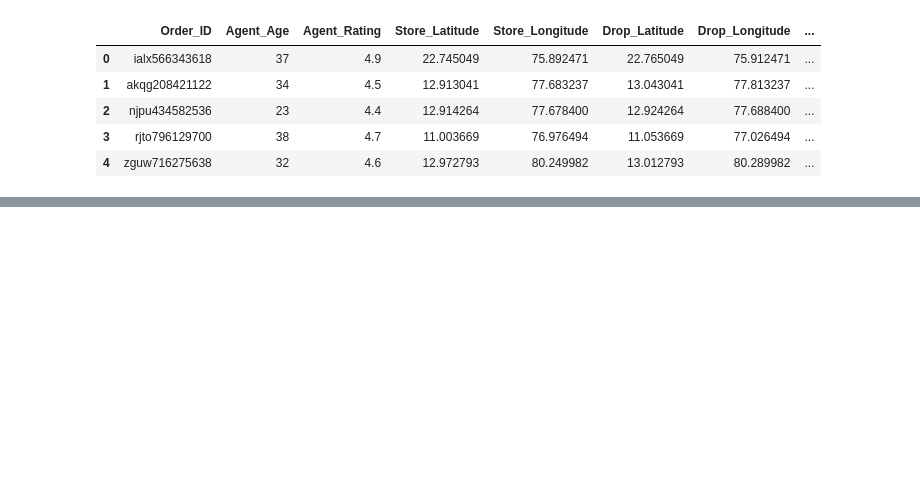
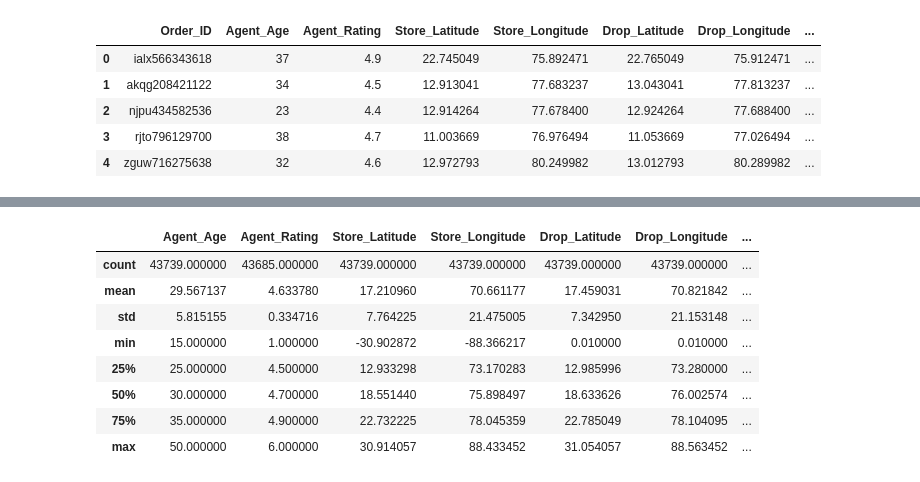
Before and after one commit to JWBlevins/Mid_Course_Milestone, a Jupyter notebook: Untitled-1.ipynb, the cells around one changed output, grey strips where cells are left out. Cells and saved outputs as stored; diff of their text form; code cells hidden in the pictures; blank space fills up the shorter version.

```diff
--- a/Untitled-1.ipynb
+++ b/Untitled-1.ipynb
@@ -14,0 +41,13 @@ df.head()
+# %%
+# summary statistics (numerical columns)
+df.describe()
+# %% [output]
+|  | Agent_Age | Agent_Rating | Store_Latitude | Store_Longitude | Drop_Latitude | Drop_Longitude | ... |
+| count | 43739.000000 | 43685.000000 | 43739.000000 | 43739.000000 | 43739.000000 | 43739.000000 | ... |
+| mean | 29.567137 | 4.633780 | 17.210960 | 70.661177 | 17.459031 | 70.821842 | ... |
+| std | 5.815155 | 0.334716 | 7.764225 | 21.475005 | 7.342950 | 21.153148 | ... |
+| min | 15.000000 | 1.000000 | -30.902872 | -88.366217 | 0.010000 | 0.010000 | ... |
+| 25% | 25.000000 | 4.500000 | 12.933298 | 73.170283 | 12.985996 | 73.280000 | ... |
+| 50% | 30.000000 | 4.700000 | 18.551440 | 75.898497 | 18.633626 | 76.002574 | ... |
+| 75% | 35.000000 | 4.900000 | 22.732225 | 78.045359 | 22.785049 | 78.104095 | ... |
+| max | 50.000000 | 6.000000 | 30.914057 | 88.433452 | 31.054057 | 88.563452 | ... |
```
Also changed, not shown: parts of 10 cells of this notebook, 3 other files.
